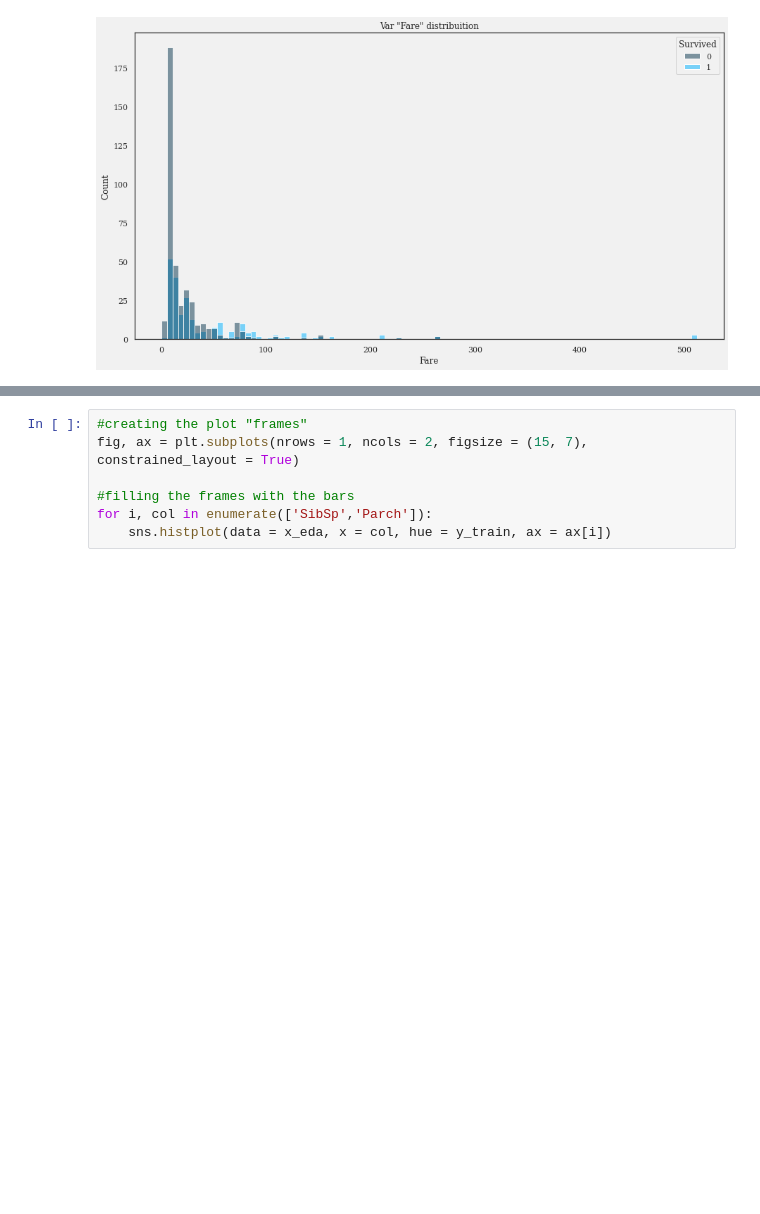
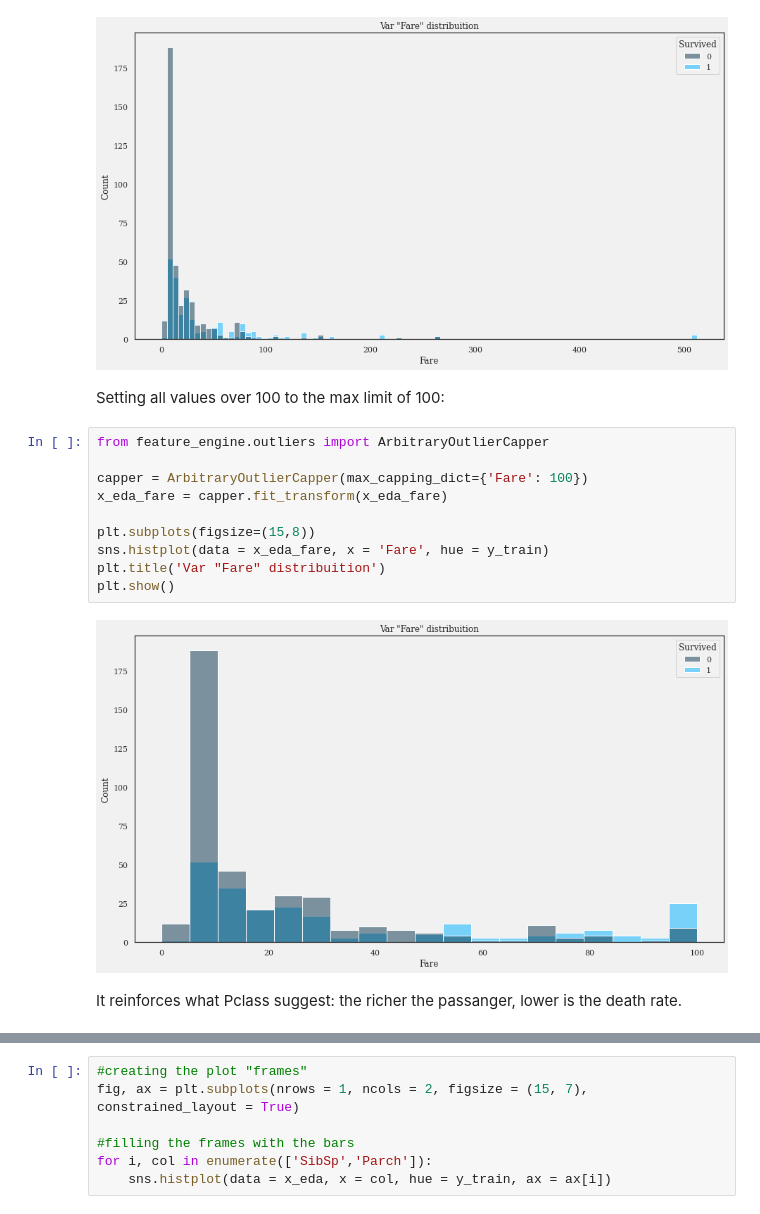
Before and after one commit to marcos-mansur/Kaggle_Titanic, a Jupyter notebook: Tico_notebook.ipynb, the cells around one changed output, grey strips where cells are left out. Saved outputs shown, nothing was run; the diff lists cells and outputs as text; blank space fills up the shorter version.

```diff
--- a/Tico_notebook.ipynb
+++ b/Tico_notebook.ipynb
@@ -313,4 +360,20 @@ plt.title('Var "Fare" distribuition')
 plt.show()
 # %% [output]
 [figure]
+# %% [markdown]
+Setting all values over 100 to the max limit of 100:
+# %%
+from feature_engine.outliers import ArbitraryOutlierCapper
+
+capper = ArbitraryOutlierCapper(max_capping_dict={'Fare': 100})
+x_eda_fare = capper.fit_transform(x_eda_fare)
+
+plt.subplots(figsize=(15,8))
+sns.histplot(data = x_eda_fare, x = 'Fare', hue = y_train)
+plt.title('Var "Fare" distribuition')
+plt.show()
+# %% [output]
+[figure, added]
+# %% [markdown]
+It reinforces what Pclass suggest: the richer the passanger, lower is the death rate.
 # %%
```
Also changed, not shown: parts of 67 cells of this notebook.
